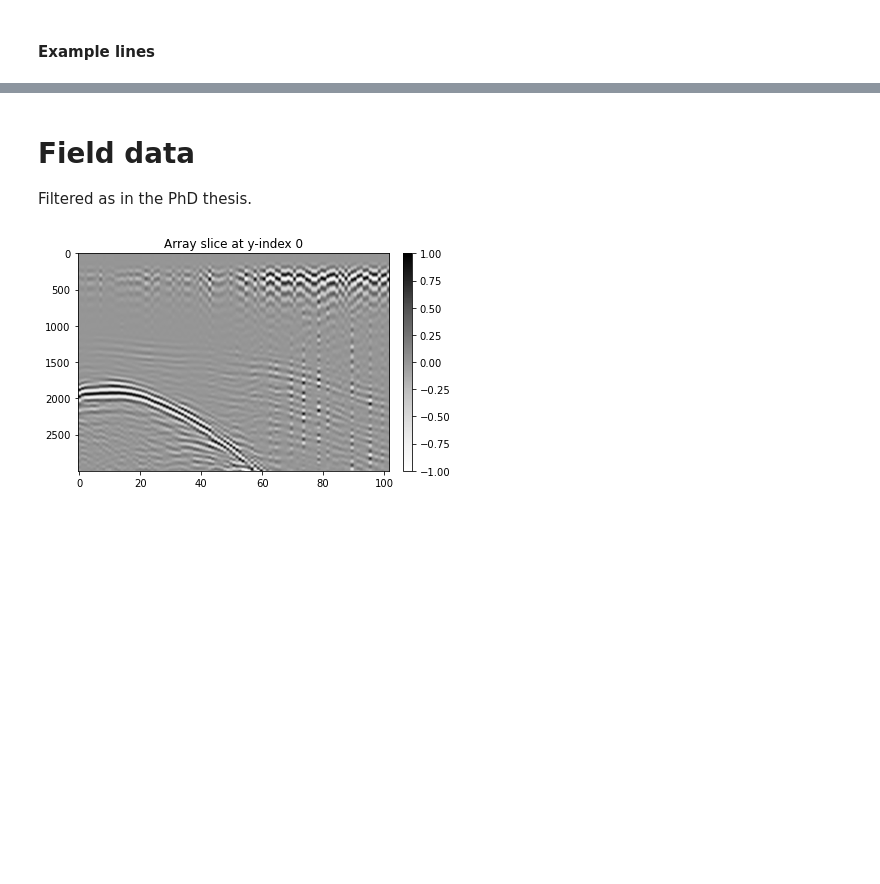
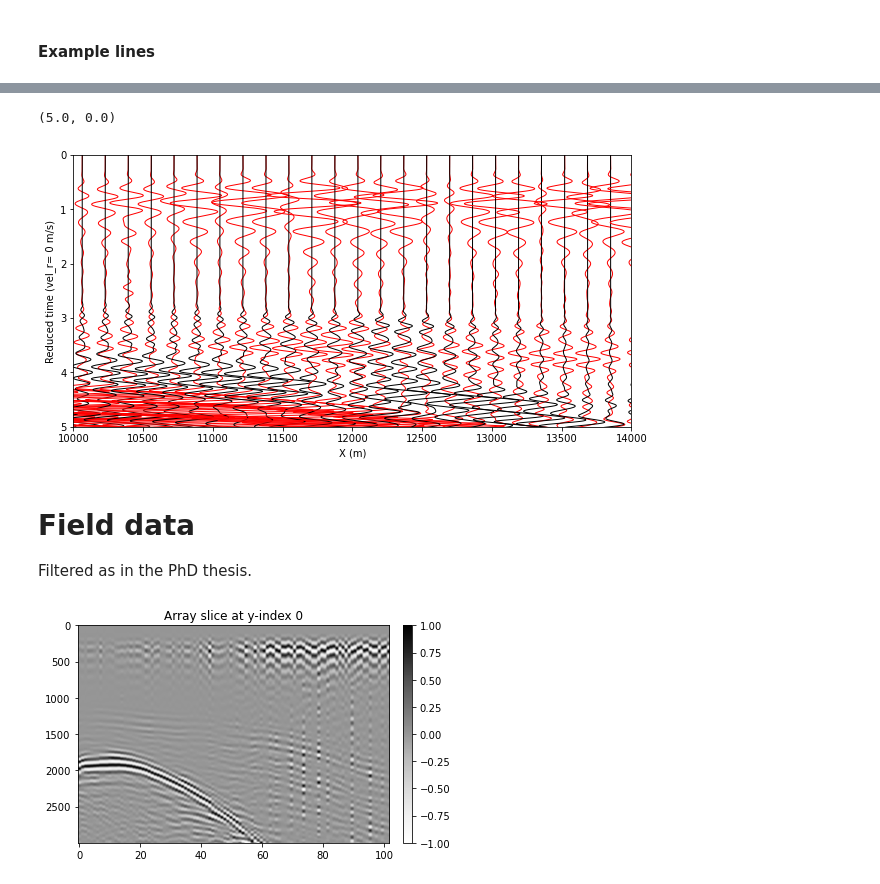
Before and after one commit to kmch/Kolumbo-FWI, a Jupyter notebook: notebooks/Data_fit.ipynb, the cells around one changed output, grey strips where cells are left out. Saved outputs shown, nothing was run; the diff lists cells and outputs as text; code cells hidden in the pictures; blank space fills up the shorter version.

```diff
--- a/notebooks/Data_fit.ipynb
+++ b/notebooks/Data_fit.ipynb
@@ -62,3 +126,10 @@ ep = 8
+# %%
+compare_wiggles(sgyobs, sgy000, tracf, ep, vel_red=0, A1=1000, A2=200)
+plt.xlim(1e4, 1.4e4)
+plt.ylim(5,0)
+# %% [output]
+(5.0, 0.0)
+[figure, added]
 # %% [markdown]
 # Field data
 Filtered as in the PhD thesis.
```
Also changed, not shown: parts of 18 cells of this notebook.
